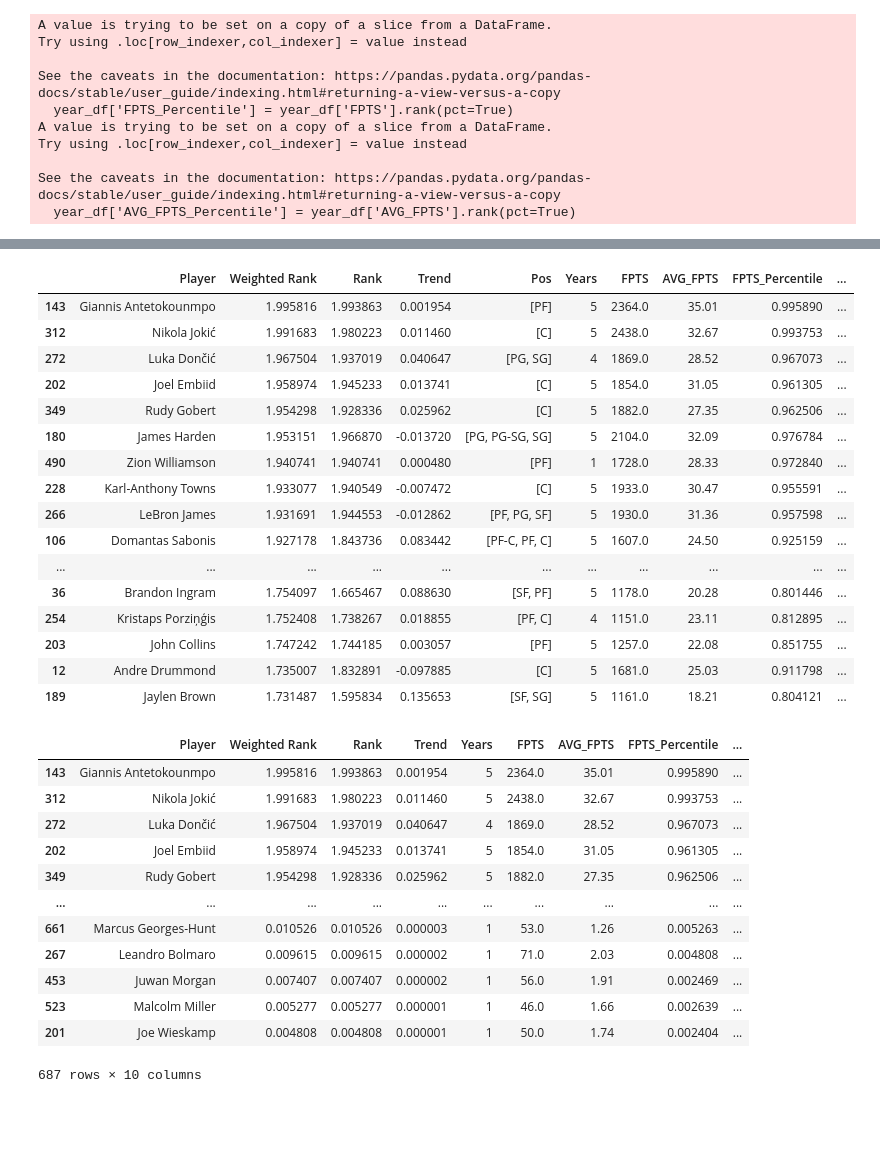
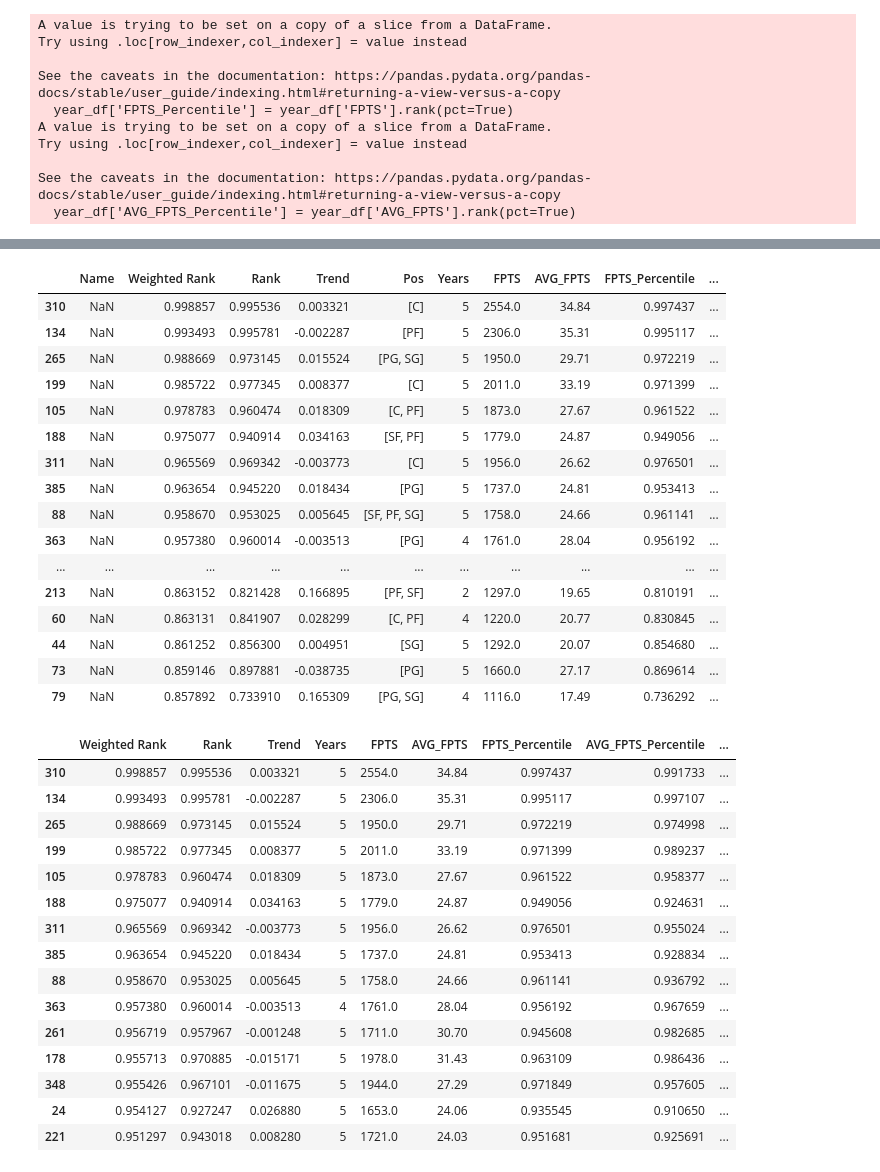
Before and after one commit to mdbinger/Fantasy-Sports-Projections, a Jupyter notebook: Fantasy_Basketball/ESPN_NBA_Draft_Aid.ipynb, the cells around one changed output, grey strips where cells are left out. Saved outputs shown, nothing was run; the diff lists cells and outputs as text; code cells hidden in the pictures; blank space fills up the shorter version.

```diff
--- a/Fantasy_Basketball/ESPN_NBA_Draft_Aid.ipynb
+++ b/Fantasy_Basketball/ESPN_NBA_Draft_Aid.ipynb
@@ -128,7 +128,7 @@ percentile_df = percentile_df.dropna()
 # Add a rank column that adds the percentiles from each category
 # Average out percentile categories for FG% and FT% with PTS, as we might still want a player with somewhat
 ## lower FG% and FT% if they score a lot of points
-percentile_df['Rank'] = (percentile_df['FPTS_Percentile'] + percentile_df['AVG_FPTS_Percentile'])
+percentile_df['Rank'] = (((2*percentile_df['FPTS_Percentile']) + percentile_df['AVG_FPTS_Percentile'])/3)
 
 percentile_df
 # %% [output]
@@ -215,58 +215,63 @@ new_df = new_df.round({'FPTS': 0, 'AVG_FPTS': 2})
 
 new_df.head(50)
 # %% [output]
-|  | Player | Weighted Rank | Rank | Trend | Pos | Years | FPTS | AVG_FPTS | FPTS_Percentile | ... |
-| 143 | Giannis Antetokounmpo | 1.995816 | 1.993863 | 0.001954 | [PF] | 5 | 2364.0 | 35.01 | 0.995890 | ... |
-| 312 | Nikola Jokić | 1.991683 | 1.980223 | 0.011460 | [C] | 5 | 2438.0 | 32.67 | 0.993753 | ... |
-| 272 | Luka Dončić | 1.967504 | 1.937019 | 0.040647 | [PG, SG] | 4 | 1869.0 | 28.52 | 0.967073 | ... |
-| 202 | Joel Embiid | 1.958974 | 1.945233 | 0.013741 | [C] | 5 | 1854.0 | 31.05 | 0.961305 | ... |
-| 349 | Rudy Gobert | 1.954298 | 1.928336 | 0.025962 | [C] | 5 | 1882.0 | 27.35 | 0.962506 | ... |
-| 180 | James Harden | 1.953151 | 1.966870 | -0.013720 | [PG, PG-SG, SG] | 5 | 2104.0 | 32.09 | 0.976784 | ... |
-| 490 | Zion Williamson | 1.940741 | 1.940741 | 0.000480 | [PF] | 1 | 1728.0 | 28.33 | 0.972840 | ... |
-| 228 | Karl-Anthony Towns | 1.933077 | 1.940549 | -0.007472 | [C] | 5 | 1933.0 | 30.47 | 0.955591 | ... |
-| 266 | LeBron James | 1.931691 | 1.944553 | -0.012862 | [PF, PG, SF] | 5 | 1930.0 | 31.36 | 0.957598 | ... |
-| 106 | Domantas Sabonis | 1.927178 | 1.843736 | 0.083442 | [PF-C, PF, C] | 5 | 1607.0 | 24.50 | 0.925159 | ... |
+|  | Name | Weighted Rank | Rank | Trend | Pos | Years | FPTS | AVG_FPTS | FPTS_Percentile | ... |
+| 310 | NaN | 0.998857 | 0.995536 | 0.003321 | [C] | 5 | 2554.0 | 34.84 | 0.997437 | ... |
+| 134 | NaN | 0.993493 | 0.995781 | -0.002287 | [PF] | 5 | 2306.0 | 35.31 | 0.995117 | ... |
+| 265 | NaN | 0.988669 | 0.973145 | 0.015524 | [PG, SG] | 5 | 1950.0 | 29.71 | 0.972219 | ... |
+| 199 | NaN | 0.985722 | 0.977345 | 0.008377 | [C] | 5 | 2011.0 | 33.19 | 0.971399 | ... |
+| 105 | NaN | 0.978783 | 0.960474 | 0.018309 | [C, PF] | 5 | 1873.0 | 27.67 | 0.961522 | ... |
+| 188 | NaN | 0.975077 | 0.940914 | 0.034163 | [SF, PF] | 5 | 1779.0 | 24.87 | 0.949056 | ... |
+| 311 | NaN | 0.965569 | 0.969342 | -0.003773 | [C] | 5 | 1956.0 | 26.62 | 0.976501 | ... |
+| 385 | NaN | 0.963654 | 0.945220 | 0.018434 | [PG] | 5 | 1737.0 | 24.81 | 0.953413 | ... |
+| 88 | NaN | 0.958670 | 0.953025 | 0.005645 | [SF, PF, SG] | 5 | 1758.0 | 24.66 | 0.961141 | ... |
+| 363 | NaN | 0.957380 | 0.960014 | -0.003513 | [PG] | 4 | 1761.0 | 28.04 | 0.956192 | ... |
 | ... | ... | ... | ... | ... | ... | ... | ... | ... | ... | ... |
-| 36 | Brandon Ingram | 1.754097 | 1.665467 | 0.088630 | [SF, PF] | 5 | 1178.0 | 20.28 | 0.801446 | ... |
-| 254 | Kristaps Porziņģis | 1.752408 | 1.738267 | 0.018855 | [PF, C] | 4 | 1151.0 | 23.11 | 0.812895 | ... |
-| 203 | John Collins | 1.747242 | 1.744185 | 0.003057 | [PF] | 5 | 1257.0 | 22.08 | 0.851755 | ... |
-| 12 | Andre Drummond | 1.735007 | 1.832891 | -0.097885 | [C] | 5 | 1681.0 | 25.03 | 0.911798 | ... |
-| 189 | Jaylen Brown | 1.731487 | 1.595834 | 0.135653 | [SF, SG] | 5 | 1161.0 | 18.21 | 0.804121 | ... |
+| 213 | NaN | 0.863152 | 0.821428 | 0.166895 | [PF, SF] | 2 | 1297.0 | 19.65 | 0.810191 | ... |
+| 60 | NaN | 0.863131 | 0.841907 | 0.028299 | [C, PF] | 4 | 1220.0 | 20.77 | 0.830845 | ... |
+| 44 | NaN | 0.861252 | 0.856300 | 0.004951 | [SG] | 5 | 1292.0 | 20.07 | 0.854680 | ... |
+| 73 | NaN | 0.859146 | 0.897881 | -0.038735 | [PG] | 5 | 1660.0 | 27.17 | 0.869614 | ... |
+| 79 | NaN | 0.857892 | 0.733910 | 0.165309 | [PG, SG] | 4 | 1116.0 | 17.49 | 0.736292 | ... |
 # %%
 new_pos_list = []
 pos_list = new_df['Pos'].tolist()
 for item in pos_list:
     new_string = []
     for pos in item:
         string = str(pos)
         new_string = f'{new_string},{string}'
     new_pos_list.append(new_string)
 
 final_pos_list = []
 for i in new_pos_list:
     i = i.replace('[],', '')
     final_pos_list.append(i)
 
 final_pos_list
 
 new_df.drop('Pos', axis = 1, inplace = True)
 new_df['Pos'] = final_pos_list
+new_df.drop('Name', axis = 1, inplace = True)
 
-new_df
+
+new_df.head(15)
 # %% [output]
-|  | Player | Weighted Rank | Rank | Trend | Years | FPTS | AVG_FPTS | FPTS_Percentile | ... |
-| 143 | Giannis Antetokounmpo | 1.995816 | 1.993863 | 0.001954 | 5 | 2364.0 | 35.01 | 0.995890 | ... |
-| 312 | Nikola Jokić | 1.991683 | 1.980223 | 0.011460 | 5 | 2438.0 | 32.67 | 0.993753 | ... |
-| 272 | Luka Dončić | 1.967504 | 1.937019 | 0.040647 | 4 | 1869.0 | 28.52 | 0.967073 | ... |
-| 202 | Joel Embiid | 1.958974 | 1.945233 | 0.013741 | 5 | 1854.0 | 31.05 | 0.961305 | ... |
-| 349 | Rudy Gobert | 1.954298 | 1.928336 | 0.025962 | 5 | 1882.0 | 27.35 | 0.962506 | ... |
-| ... | ... | ... | ... | ... | ... | ... | ... | ... | ... |
-| 661 | Marcus Georges-Hunt | 0.010526 | 0.010526 | 0.000003 | 1 | 53.0 | 1.26 | 0.005263 | ... |
-| 267 | Leandro Bolmaro | 0.009615 | 0.009615 | 0.000002 | 1 | 71.0 | 2.03 | 0.004808 | ... |
-| 453 | Juwan Morgan | 0.007407 | 0.007407 | 0.000002 | 1 | 56.0 | 1.91 | 0.002469 | ... |
-| 523 | Malcolm Miller | 0.005277 | 0.005277 | 0.000001 | 1 | 46.0 | 1.66 | 0.002639 | ... |
-| 201 | Joe Wieskamp | 0.004808 | 0.004808 | 0.000001 | 1 | 50.0 | 1.74 | 0.002404 | ... |
+|  | Weighted Rank | Rank | Trend | Years | FPTS | AVG_FPTS | FPTS_Percentile | AVG_FPTS_Percentile | ... |
+| 310 | 0.998857 | 0.995536 | 0.003321 | 5 | 2554.0 | 34.84 | 0.997437 | 0.991733 | ... |
+| 134 | 0.993493 | 0.995781 | -0.002287 | 5 | 2306.0 | 35.31 | 0.995117 | 0.997107 | ... |
+| 265 | 0.988669 | 0.973145 | 0.015524 | 5 | 1950.0 | 29.71 | 0.972219 | 0.974998 | ... |
+| 199 | 0.985722 | 0.977345 | 0.008377 | 5 | 2011.0 | 33.19 | 0.971399 | 0.989237 | ... |
+| 105 | 0.978783 | 0.960474 | 0.018309 | 5 | 1873.0 | 27.67 | 0.961522 | 0.958377 | ... |
+| 188 | 0.975077 | 0.940914 | 0.034163 | 5 | 1779.0 | 24.87 | 0.949056 | 0.924631 | ... |
+| 311 | 0.965569 | 0.969342 | -0.003773 | 5 | 1956.0 | 26.62 | 0.976501 | 0.955024 | ... |
+| 385 | 0.963654 | 0.945220 | 0.018434 | 5 | 1737.0 | 24.81 | 0.953413 | 0.928834 | ... |
+| 88 | 0.958670 | 0.953025 | 0.005645 | 5 | 1758.0 | 24.66 | 0.961141 | 0.936792 | ... |
+| 363 | 0.957380 | 0.960014 | -0.003513 | 4 | 1761.0 | 28.04 | 0.956192 | 0.967659 | ... |
+| 261 | 0.956719 | 0.957967 | -0.001248 | 5 | 1711.0 | 30.70 | 0.945608 | 0.982685 | ... |
+| 178 | 0.955713 | 0.970885 | -0.015171 | 5 | 1978.0 | 31.43 | 0.963109 | 0.986436 | ... |
+| 348 | 0.955426 | 0.967101 | -0.011675 | 5 | 1944.0 | 27.29 | 0.971849 | 0.957605 | ... |
+| 24 | 0.954127 | 0.927247 | 0.026880 | 5 | 1653.0 | 24.06 | 0.935545 | 0.910650 | ... |
+| 221 | 0.951297 | 0.943018 | 0.008280 | 5 | 1721.0 | 24.03 | 0.951681 | 0.925691 | ... |
-687 rows × 10 columns
 # %%
 draft_df = new_df
 # %%
```
Also changed, not shown: parts of 2 cells of this notebook.
